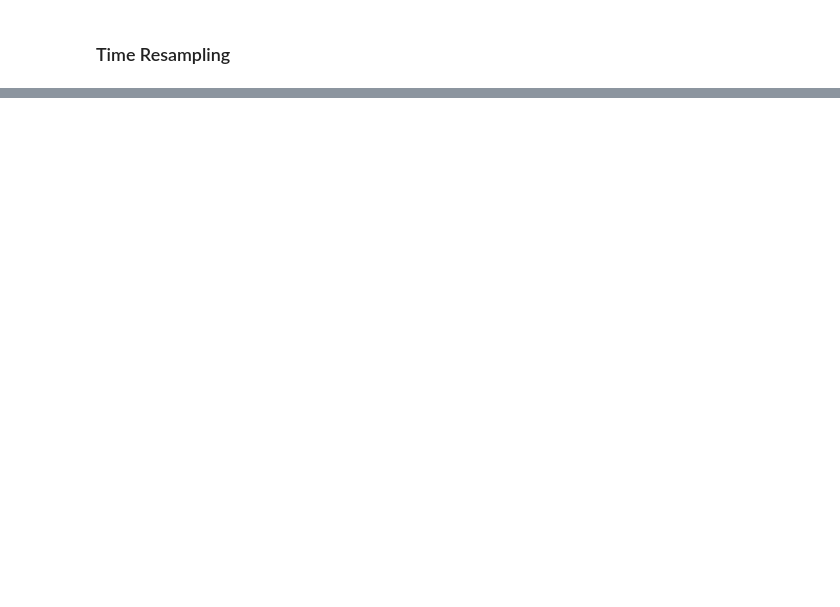
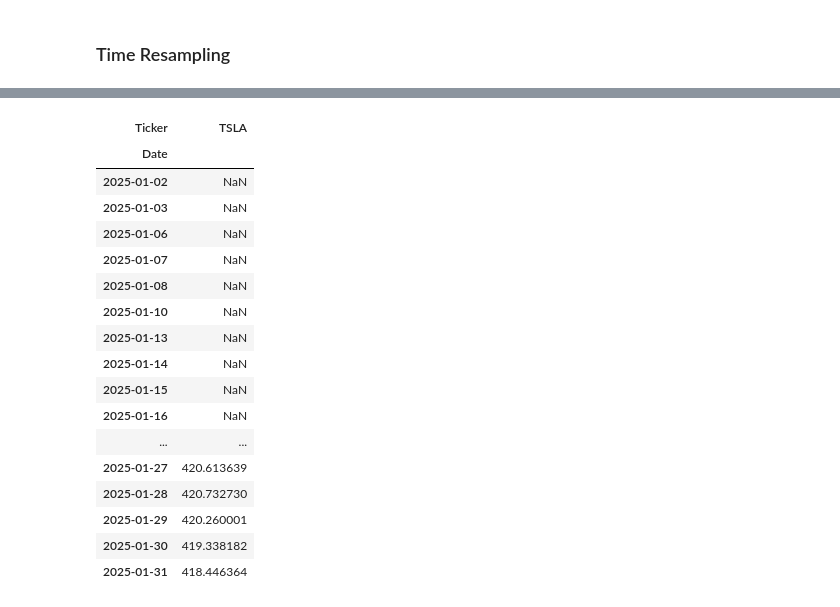
Before and after one commit to ParasRana123/Time_Series_Data_Analysis, a Jupyter notebook: Untitled.ipynb, the cells around one changed output, grey strips where cells are left out. Cells and saved outputs as stored; diff of their text form; code cells hidden in the pictures; blank space fills up the shorter version.

```diff
--- a/Untitled.ipynb
+++ b/Untitled.ipynb
@@ -85,0 +272,21 @@ df_tesla.resample(rule='QS').max()['High'].plot()
+# %%
+df_tesla['High'].rolling(11).mean().head(20)
+# %% [output]
+| Ticker | TSLA |
+| Date |  |
+| 2025-01-02 | NaN |
+| 2025-01-03 | NaN |
+| 2025-01-06 | NaN |
+| 2025-01-07 | NaN |
+| 2025-01-08 | NaN |
+| 2025-01-10 | NaN |
+| 2025-01-13 | NaN |
+| 2025-01-14 | NaN |
+| 2025-01-15 | NaN |
+| 2025-01-16 | NaN |
+| ... | ... |
+| 2025-01-27 | 420.613639 |
+| 2025-01-28 | 420.732730 |
+| 2025-01-29 | 420.260001 |
+| 2025-01-30 | 419.338182 |
+| 2025-01-31 | 418.446364 |
```
Also changed, not shown: parts of 30 cells of this notebook.
